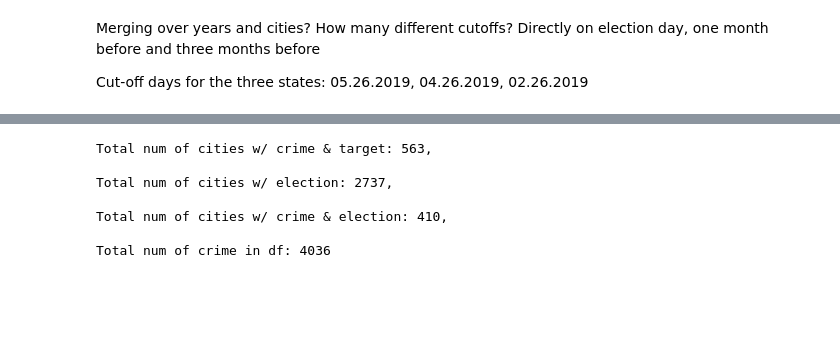
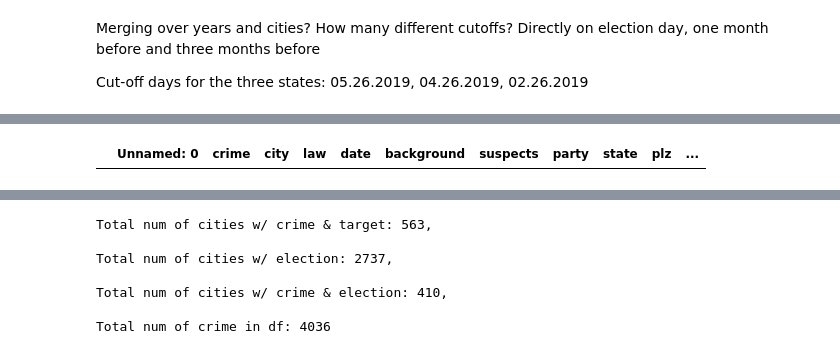
Before and after one commit to mariusgruenewald/pol_viol, a Jupyter notebook: pol_viol/merging_data.ipynb, the cells around one changed output, grey strips where cells are left out. Drawn from its saved outputs; the diff is of its cells as text; code cells hidden in the pictures; blank space fills up the shorter version.

```diff
--- a/pol_viol/merging_data.ipynb
+++ b/pol_viol/merging_data.ipynb
@@ -86,3 +74,7 @@ data_crime[data_crime["state"] == "HE"]
+# %%
+data_crime[data_crime["party"] == "Die Linke"]
+# %% [output]
+|  | Unnamed: 0 | crime | city | law | date | background | suspects | party | state | plz | ... |
 # %%
 # remove duplicates from data_share
 # The following mistake happened: during merger full line and line w/out merger success being kept
```
Also changed, not shown: parts of 3 cells of this notebook, 2 other files.
